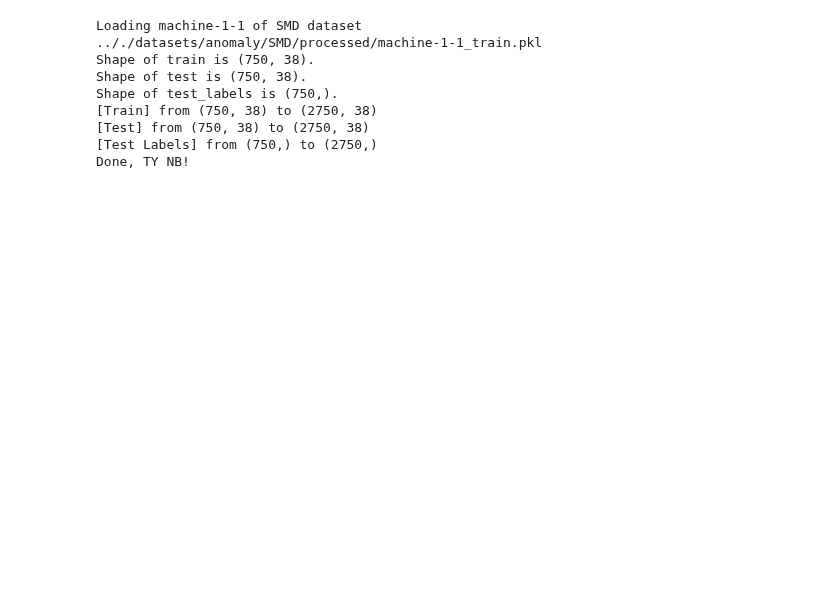
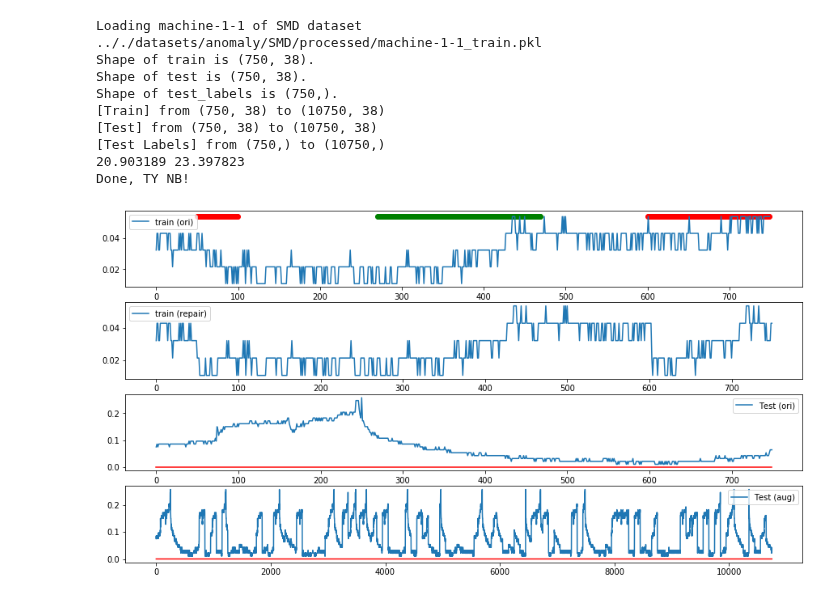
Before and after one commit to JinYang88/TS-anomaly, a Jupyter notebook: notebooks/data_aug.ipynb, the cells around one changed output. Cells and saved outputs as stored; diff of their text form; code cells hidden in the pictures; blank space fills up the shorter version.

```diff
--- a/notebooks/data_aug.ipynb
+++ b/notebooks/data_aug.ipynb
@@ -16,10 +16,10 @@ np.random.seed(2022)
 anomaly_range = {"machine-1-1": [[50, 100], [850, 1000], [600, 800]]}
 
 dataset = "SMD"  # modify this to HUAWEI
-plot_figure=False
 repeat_pattern_len = 100
-repeat_num = 20
+repeat_num = 100
 
+plot_figure=True
 
 datapath = os.path.join(f"../datasets/anomaly/{dataset}_AUG")
 os.makedirs(datapath, exist_ok=True)
@@ -46,16 +46,7 @@ for subdataset in subdatasets[dataset]:
     data_dict["train"][list(modify_ranges), :] = data_dict["train"][
         rand_selection_indice, :
     ]
-
-    if plot_figure:
-        modified = data_dict["train"]
-        dim = 0
-        fig, ax = plt.subplots(2, figsize=(15, 4*2))
-        ax[0].plot(original[:, dim])
-        ax[0].scatter(sorted(list(modify_ranges)), [max(original[:,dim])]*len(modify_ranges), c="r")
-        ax[0].scatter(rand_selection_indice, [max(original[:,dim])]*len(modify_ranges), c="g")
-        ax[1].plot(modified[:, dim])
-        print(modified[:, dim].sum(), original[:, dim].sum())
+    modified = copy.deepcopy(data_dict["train"])
 
 
     # data augmentation for train
@@ -70,33 +61,54 @@ for subdataset in subdatasets[dataset]:
     # data augmentation for test
     rand_start_list = np.random.randint(0, len(data_dict["test"]) - repeat_pattern_len, size=repeat_num)
     merged = [data_dict["test"]]
     merged_label = [data_dict["test_labels"]]
     for start in rand_start_list:
         merged.append(data_dict["test"][start: start+repeat_pattern_len])
         merged_label.append(data_dict["test_labels"][start: start+repeat_pattern_len])
     test_aug = np.vstack(merged)
     test_labels_aug = np.concatenate(merged_label)
     print("[Test] from {} to {}".format(data_dict["test"].shape, test_aug.shape))
     print("[Test Labels] from {} to {}".format(data_dict["test_labels"].shape, test_labels_aug.shape))
 
+
+    if plot_figure:
+        dim = 0
+        fig, ax = plt.subplots(4, figsize=(15, 4*2))
+        ax[0].plot(original[:, dim], label="train (ori)")
+        ax[0].scatter(sorted(list(modify_ranges)), [max(original[:,dim])]*len(modify_ranges), c="r")
+        ax[0].scatter(rand_selection_indice, [max(original[:,dim])]*len(modify_ranges), c="g")
+        ax[0].legend()
+        ax[1].plot(modified[:, dim], label="train (repair)")
+        ax[1].legend()
+        ax[2].plot(data_dict["test"][:, dim], label="Test (ori)")
+        ax[2].plot(data_dict["test_labels"]*max(data_dict["test"][:, dim]), c="r")
+        ax[2].legend()
+        ax[3].plot(test_aug[:, dim], label="Test (aug)")
+        ax[3].plot(test_labels_aug*max(test_aug[:, dim]), c="r")
+        ax[3].legend()
+        print(modified[:, dim].sum(), original[:, dim].sum())
+
+
     result = {
         "train": train_aug,
         "test": test_aug,
         "test_labels": test_labels_aug,
     }
 
     for k, v in result.items():
         with open(os.path.join(datapath, f"{subdataset}_{k}.pkl"), "wb") as fw:
             pickle.dump(v, fw)
 
     print("Done, TY NB!")
 # %% [output]
 Loading machine-1-1 of SMD dataset
 .././datasets/anomaly/SMD/processed/machine-1-1_train.pkl
 Shape of train is (750, 38).
 Shape of test is (750, 38).
 Shape of test_labels is (750,).
-[Train] from (750, 38) to (2750, 38)
-[Test] from (750, 38) to (2750, 38)
-[Test Labels] from (750,) to (2750,)
+[Train] from (750, 38) to (10750, 38)
+[Test] from (750, 38) to (10750, 38)
+[Test Labels] from (750,) to (10750,)
+20.903189 23.397823
 Done, TY NB!
+[figure, added]
```
